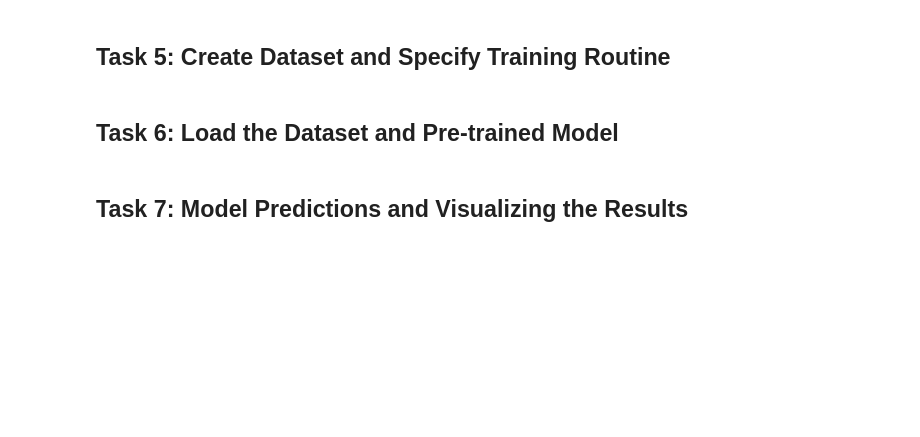
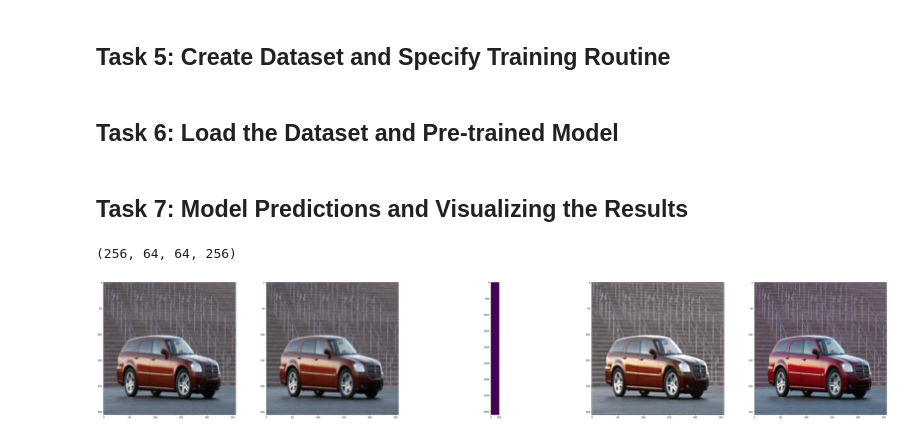
Before and after one commit to Ravineel/ML_DL_RL_Projects, a Jupyter notebook: Image_Super_Scaling/train.ipynb, the cells around one changed output. Cells and saved outputs as stored; diff of their text form; code cells hidden in the pictures; blank space fills up the shorter version.

```diff
--- a/Image_Super_Scaling/train.ipynb
+++ b/Image_Super_Scaling/train.ipynb
@@ -169,2 +173,34 @@ def train_batches(just_load_dataset=False):
 # %% [markdown]
 ## Task 7: Model Predictions and Visualizing the Results
+# %%
+encoder.load_weights('/home/ravineel/Desktop/Github/MDR_Projects/Image_Super_Scaling/Data/encoder_weights.hdf5')
+# %%
+encoded_img= encoder.predict(x_train_down)
+# %%
+encoded_img.shape
+# %% [output]
+(256, 64, 64, 256)
+# %%
+sr1 = np.clip(autoencoder.predict(x_train_down),0.0,1.0)
+# %%
+image_index= 20
+# %%
+plt.figure(figsize=(128,128))
+i=1
+ax = plt.subplot(10,10 ,i)
+plt.imshow(x_train_down[image_index])
+i=i+1
+ax = plt.subplot(10,10 ,i)
+plt.imshow(x_train_down[image_index], interpolation='bicubic')
+i=i+1
+ax = plt.subplot(10,10 ,i)
+plt.imshow(encoded_img[image_index].reshape((64*64,256)))
+i=i+1
+ax = plt.subplot(10,10 ,i)
+plt.imshow(sr1[image_index])
+i=i+1
+ax = plt.subplot(10,10 ,i)
+plt.imshow(x_train_n[image_index])
+plt.show()
+# %% [output]
+[figure, added]
```
Also changed, not shown: parts of 6 cells of this notebook.
